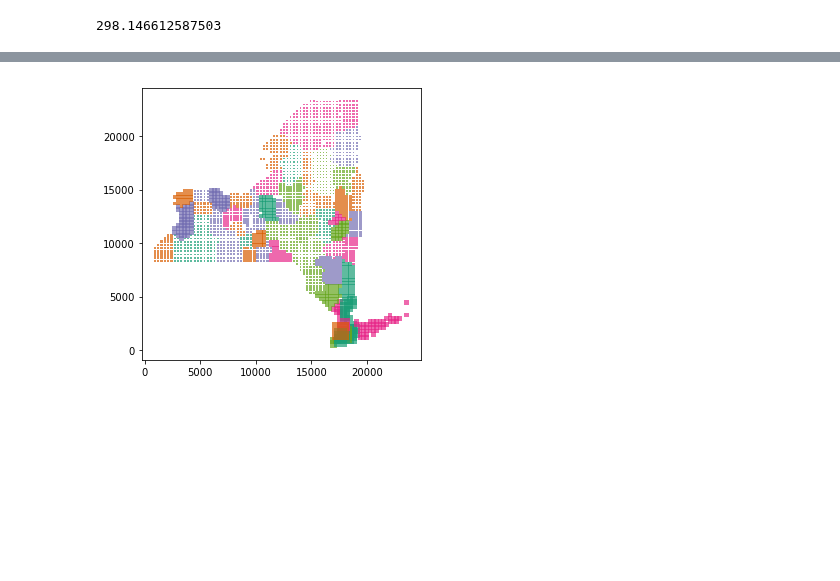
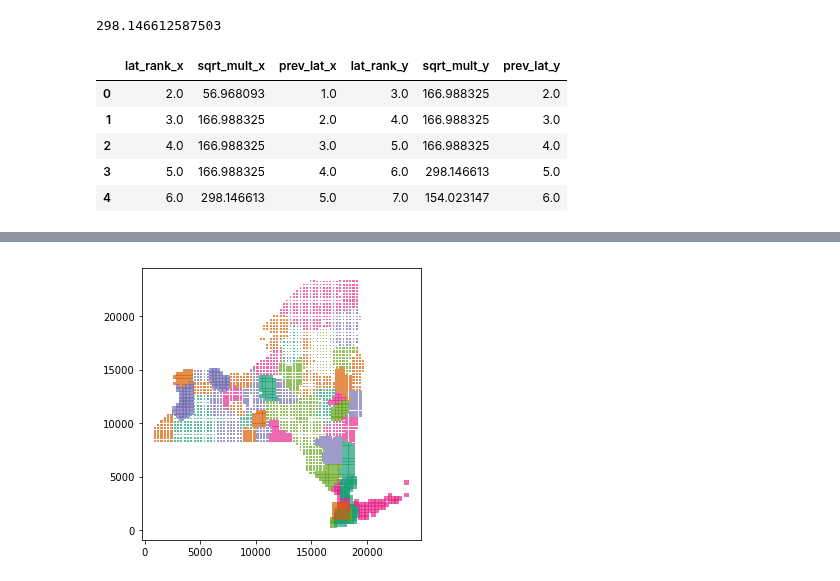
Before and after one commit to gautsi/gen-purpose-repo, a Jupyter notebook: maps/UntanglingCountiesVer3.ipynb, the cells around one changed output, grey strips where cells are left out. Saved outputs shown, nothing was run; the diff lists cells and outputs as text; code cells hidden in the pictures; blank space fills up the shorter version.

```diff
--- a/maps/UntanglingCountiesVer3.ipynb
+++ b/maps/UntanglingCountiesVer3.ipynb
@@ -79 +85,10 @@ max_sqrt_mult
+# %%
+lat_max_sqrt_mult.head()
+# %% [output]
+|  | lat_rank_x | sqrt_mult_x | prev_lat_x | lat_rank_y | sqrt_mult_y | prev_lat_y |
+| 0 | 2.0 | 56.968093 | 1.0 | 3.0 | 166.988325 | 2.0 |
+| 1 | 3.0 | 166.988325 | 2.0 | 4.0 | 166.988325 | 3.0 |
+| 2 | 4.0 | 166.988325 | 3.0 | 5.0 | 166.988325 | 4.0 |
+| 3 | 5.0 | 166.988325 | 4.0 | 6.0 | 298.146613 | 5.0 |
+| 4 | 6.0 | 298.146613 | 5.0 | 7.0 | 154.023147 | 6.0 |
 # %%
```
Also changed, not shown: parts of 9 cells of this notebook, 1 other file.
